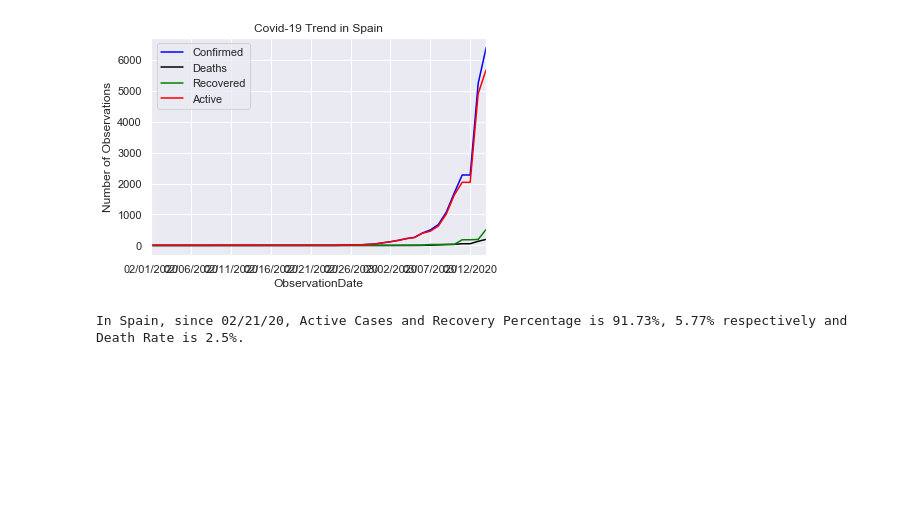
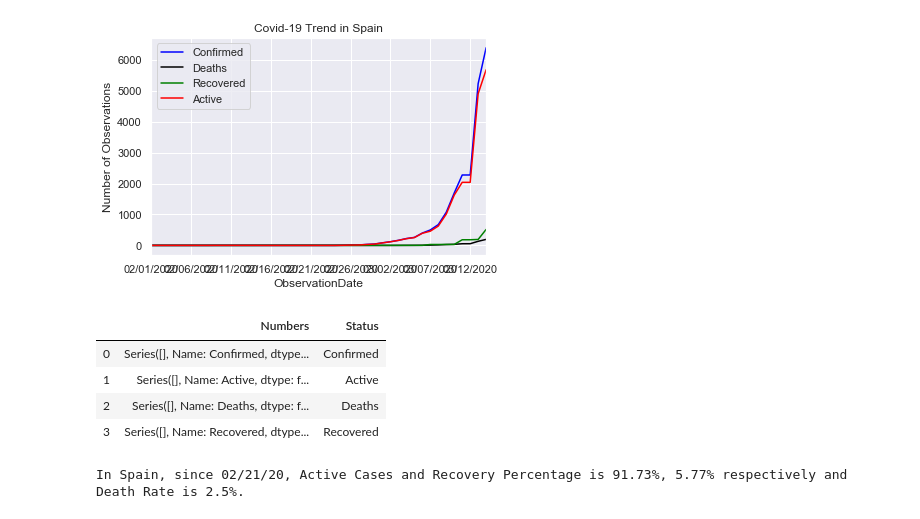
Before and after one commit to ThoaShook/Coronavirus-Analysis, a Jupyter notebook: Coronavirus_Analysis.ipynb, the cells around one changed output. Drawn from its saved outputs; the diff is of its cells as text; code cells hidden in the pictures; blank space fills up the shorter version.

```diff
--- a/Coronavirus_Analysis.ipynb
+++ b/Coronavirus_Analysis.ipynb
@@ -333,6 +333,29 @@ plt.ylabel('Number of Observations')
 plt.show()
 # %% [output]
 [figure]
+# %%
+latest_date = df2.iloc[df2.last_valid_index()]['ObservationDate']
+
+df_Spain_lately=df_Spain[df_Spain['ObservationDate'] == latest_date]
+df_Spain_status = pd.DataFrame(columns=['Numbers','Status'])
+df_Spain_status=df_Spain_status.append({'Numbers':df_Spain_lately['Confirmed'],
+                                        'Status':'Confirmed'},ignore_index=True)
+df_Spain_status=df_Spain_status.append({'Numbers':df_Spain_lately['Active'],
+                                        'Status':'Active'},ignore_index=True)
+df_Spain_status=df_Spain_status.append({'Numbers':df_Spain_lately['Deaths'],
+                                        'Status':'Deaths'},ignore_index=True)
+df_Spain_status=df_Spain_status.append({'Numbers':df_Spain_lately['Recovered'],
+                                        'Status':'Recovered'},ignore_index=True)
+df_Spain_status
+#fig = px.bar(df_Spain_status,x ='Status',y='Numbers',
+                     #title = 'Current Status In Spain', color ='Numbers')
+#fig.show()
+# %% [output]
+|  | Numbers | Status |
+| 0 | Series([], Name: Confirmed, dtype... | Confirmed |
+| 1 | Series([], Name: Active, dtype: f... | Active |
+| 2 | Series([], Name: Deaths, dtype: f... | Deaths |
+| 3 | Series([], Name: Recovered, dtype... | Recovered |
 # %%
 # Calculating Death, Active, and Recovery Percentage in the Spain
 df_Spain = df_Spain[df_Spain['ObservationDate']>= '01/31/2020']
```
Also changed, not shown: parts of 3 cells of this notebook, 1 other file.
